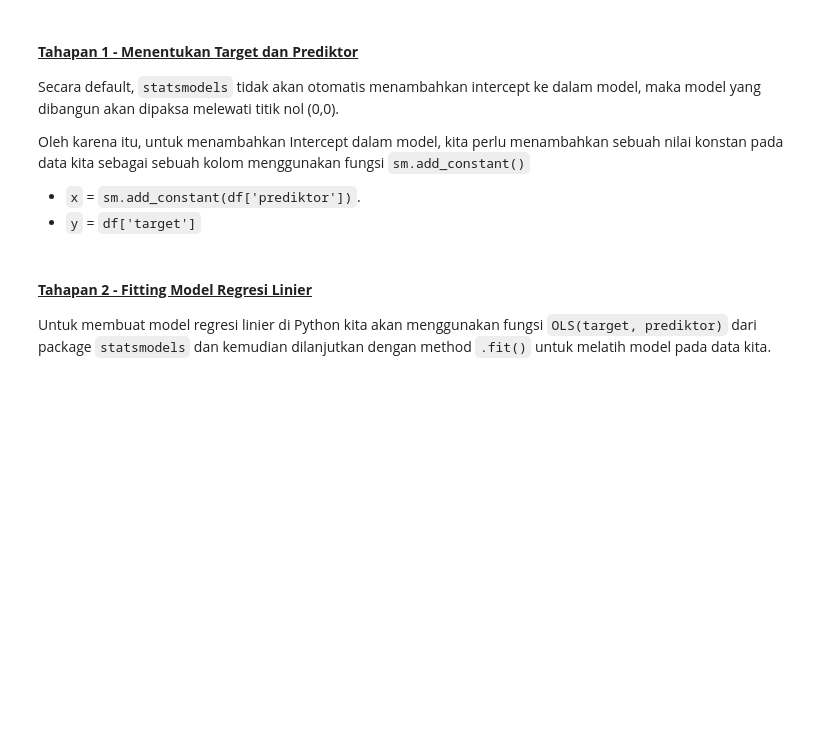
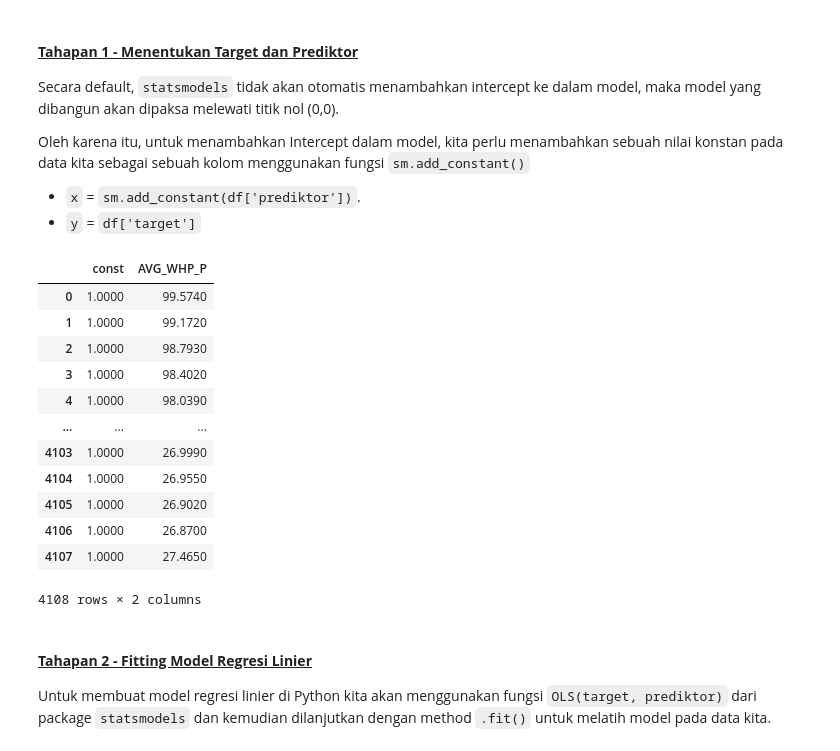
Before and after one commit to mhaniffajari/Data-Science-Project, a Jupyter notebook: Algoritma Training/4_rm-main/Inclass Freeport Regression.ipynb, the cells around one changed output. Saved outputs shown, nothing was run; the diff lists cells and outputs as text; code cells hidden in the pictures; blank space fills up the shorter version.

```diff
--- a/Algoritma Training/4_rm-main/Inclass Freeport Regression.ipynb
+++ b/Algoritma Training/4_rm-main/Inclass Freeport Regression.ipynb
@@ -407,10 +408,26 @@ Oleh karena itu, untuk menambahkan Intercept dalam model, kita perlu menambahkan
    - `y` = `df['target']`
 # %%
 # menambahkan intercept/add_constant ke prediktor
-x = ...
+x = sm.add_constant(volve['AVG_WHP_P'])
 
 # membuat variabel target
-y = ...
+y = volve['BORE_OIL_VOL']
+# %%
+x
+# %% [output]
+|  | const | AVG_WHP_P |
+| 0 | 1.0000 | 99.5740 |
+| 1 | 1.0000 | 99.1720 |
+| 2 | 1.0000 | 98.7930 |
+| 3 | 1.0000 | 98.4020 |
+| 4 | 1.0000 | 98.0390 |
+| ... | ... | ... |
+| 4103 | 1.0000 | 26.9990 |
+| 4104 | 1.0000 | 26.9550 |
+| 4105 | 1.0000 | 26.9020 |
+| 4106 | 1.0000 | 26.8700 |
+| 4107 | 1.0000 | 27.4650 |
+4108 rows × 2 columns
 # %% [markdown]
 #### <u> **Tahapan 2 - Fitting Model Regresi Linier**</u>
 
```
Also changed, not shown: parts of 34 cells of this notebook.
